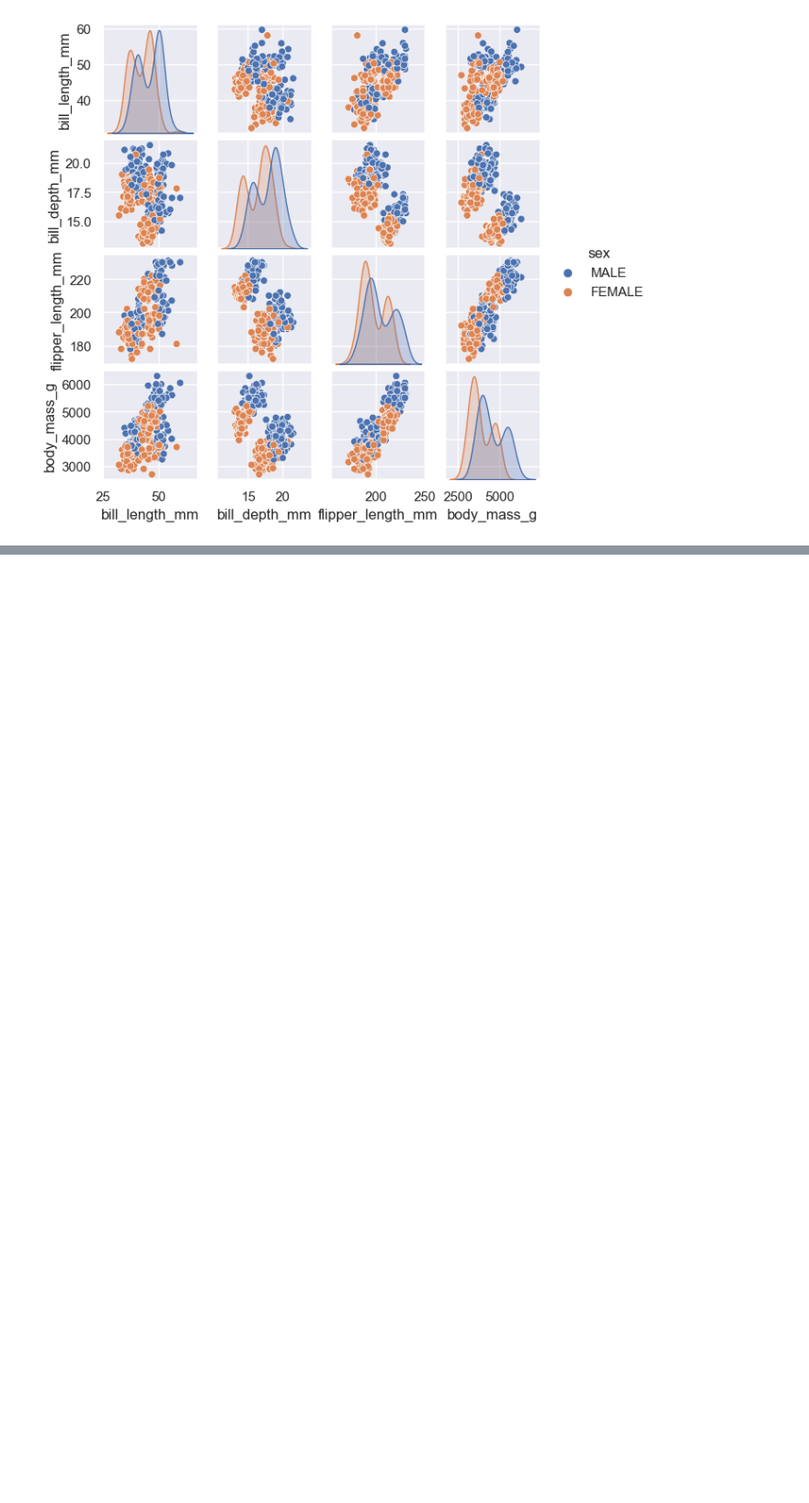
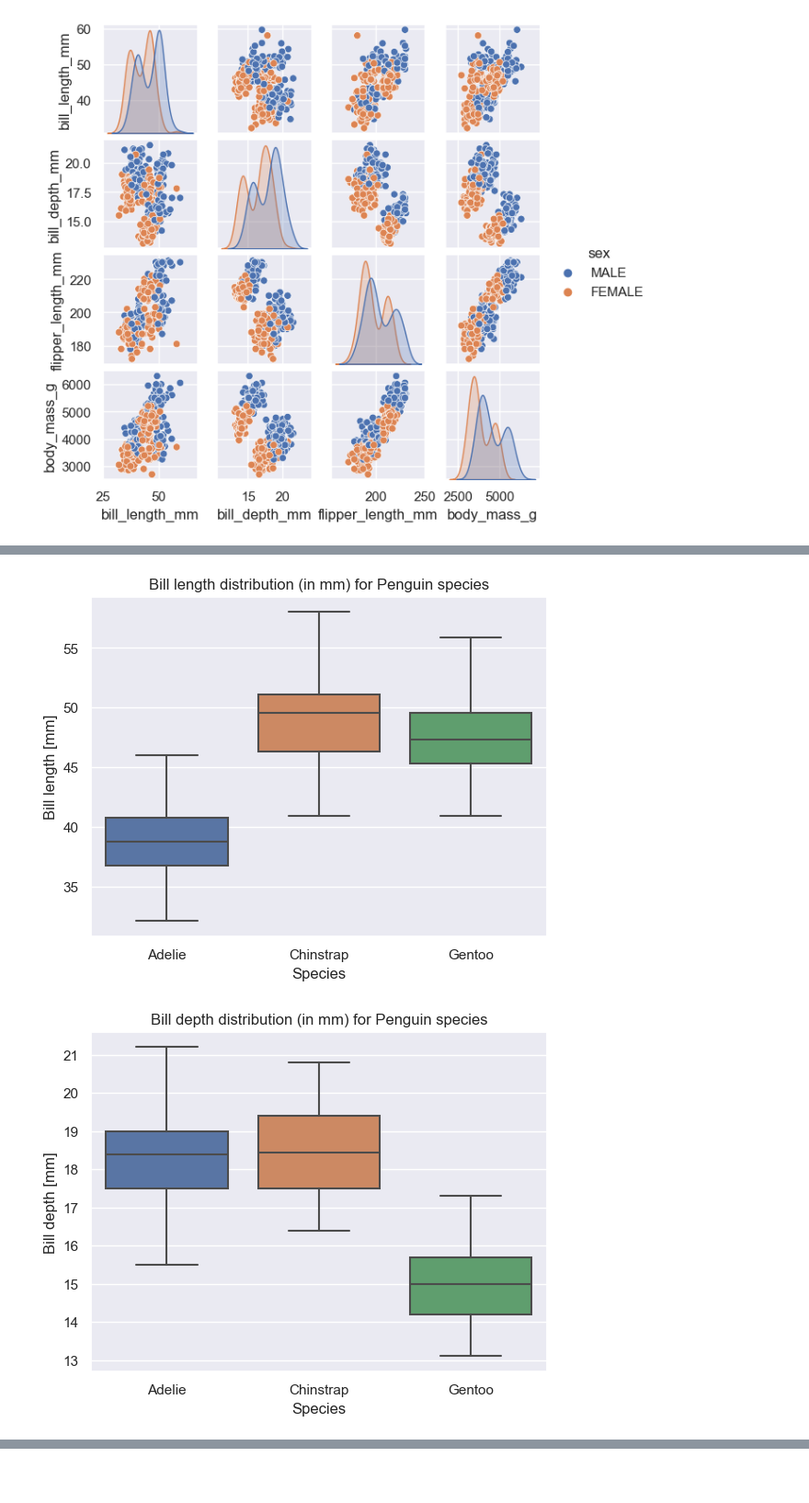
Before and after one commit to shanekeenan/fundamentals_of_data_analysis, a Jupyter notebook: tasks.ipynb, the cells around one changed output, grey strips where cells are left out. Shown at 92% size. Saved outputs shown, nothing was run; the diff lists cells and outputs as text; code cells hidden in the pictures; blank space fills up the shorter version.

Commit message:
Looking at box plots for the iris data set

```diff
--- a/tasks.ipynb
+++ b/tasks.ipynb
@@ -522,0 +527,27 @@ Text(0.5, 0, 'Body mass [g]')
+# %%
+sns.boxplot(data=data, x='species', y='bill_length_mm', showfliers=False)
+plt.title('Bill length distribution (in mm) for Penguin species')
+plt.xlabel('Species')
+plt.ylabel('Bill length [mm]')
+plt.show()
+
+sns.boxplot(data=data, x='species', y='bill_depth_mm', showfliers=False)
+plt.title('Bill depth distribution (in mm) for Penguin species')
+plt.xlabel('Species')
+plt.ylabel('Bill depth [mm]')
+plt.show()
+
+sns.boxplot(data=data, x='species', y='flipper_length_mm', showfliers=False)
+plt.title('Flipper length distribution (in mm) for Penguin species')
+plt.xlabel('Species')
+plt.ylabel('Flipper length [mm]')
+plt.show()
+
+sns.boxplot(data=data, x='species', y='body_mass_g', showfliers=False)
+plt.title('Body mass distribution (in g) for Penguin species')
+plt.xlabel('Species')
+plt.ylabel('Body mass [g]')
+plt.show()
+# %% [output]
+[figure, added]
+[figure, added]
```
Also changed, not shown: parts of 6 cells of this notebook.
